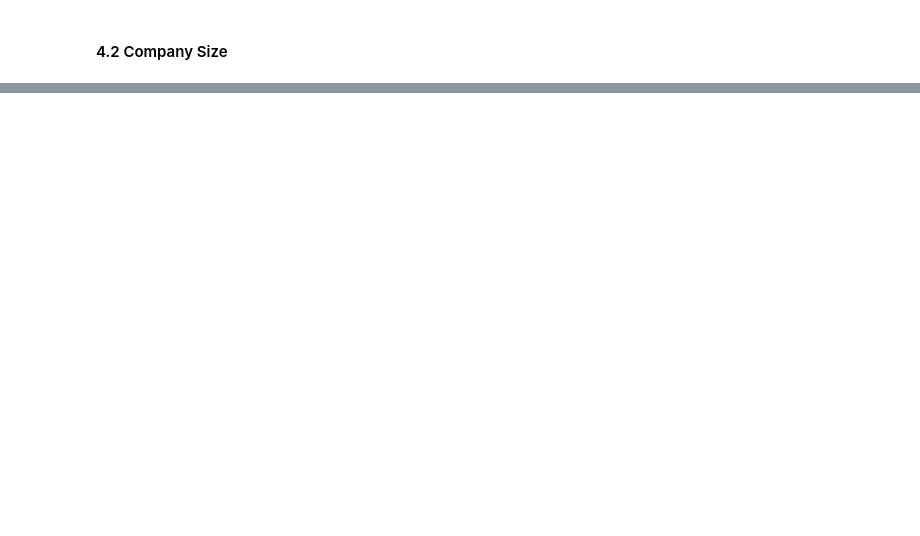
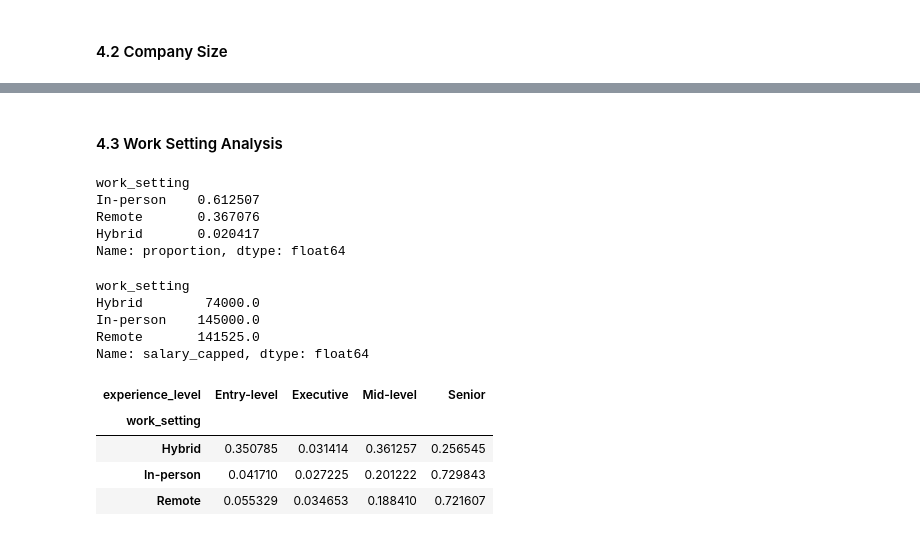
Before and after one commit to munzier-kashef/Tech-Compensation-Analysis, a Jupyter notebook: notebooks/tech_compensation_analysis.ipynb, the cells around one changed output, grey strips where cells are left out. Saved outputs shown, nothing was run; the diff lists cells and outputs as text; code cells hidden in the pictures; blank space fills up the shorter version.

Commit message:
Added Work Setting Analysis & Job Category Analysis

```diff
--- a/notebooks/tech_compensation_analysis.ipynb
+++ b/notebooks/tech_compensation_analysis.ipynb
@@ -107,0 +221,26 @@ df.groupby("company_size")["salary_capped"].quantile([0.25, 0.75])
+# %% [markdown]
+#### 4.3 Work Setting Analysis
+# %%
+df["work_setting"].value_counts(normalize=True)
+# %% [output]
+work_setting
+In-person    0.612507
+Remote       0.367076
+Hybrid       0.020417
+Name: proportion, dtype: float64
+# %%
+df.groupby("work_setting")["salary_capped"].median()
+# %% [output]
+work_setting
+Hybrid        74000.0
+In-person    145000.0
+Remote       141525.0
+Name: salary_capped, dtype: float64
+# %%
+pd.crosstab(df["work_setting"], df["experience_level"], normalize="index")
+# %% [output]
+| experience_level | Entry-level | Executive | Mid-level | Senior |
+| work_setting |  |  |  |  |
+| Hybrid | 0.350785 | 0.031414 | 0.361257 | 0.256545 |
+| In-person | 0.041710 | 0.027225 | 0.201222 | 0.729843 |
+| Remote | 0.055329 | 0.034653 | 0.188410 | 0.721607 |
```
Also changed, not shown: parts of 21 cells of this notebook.
